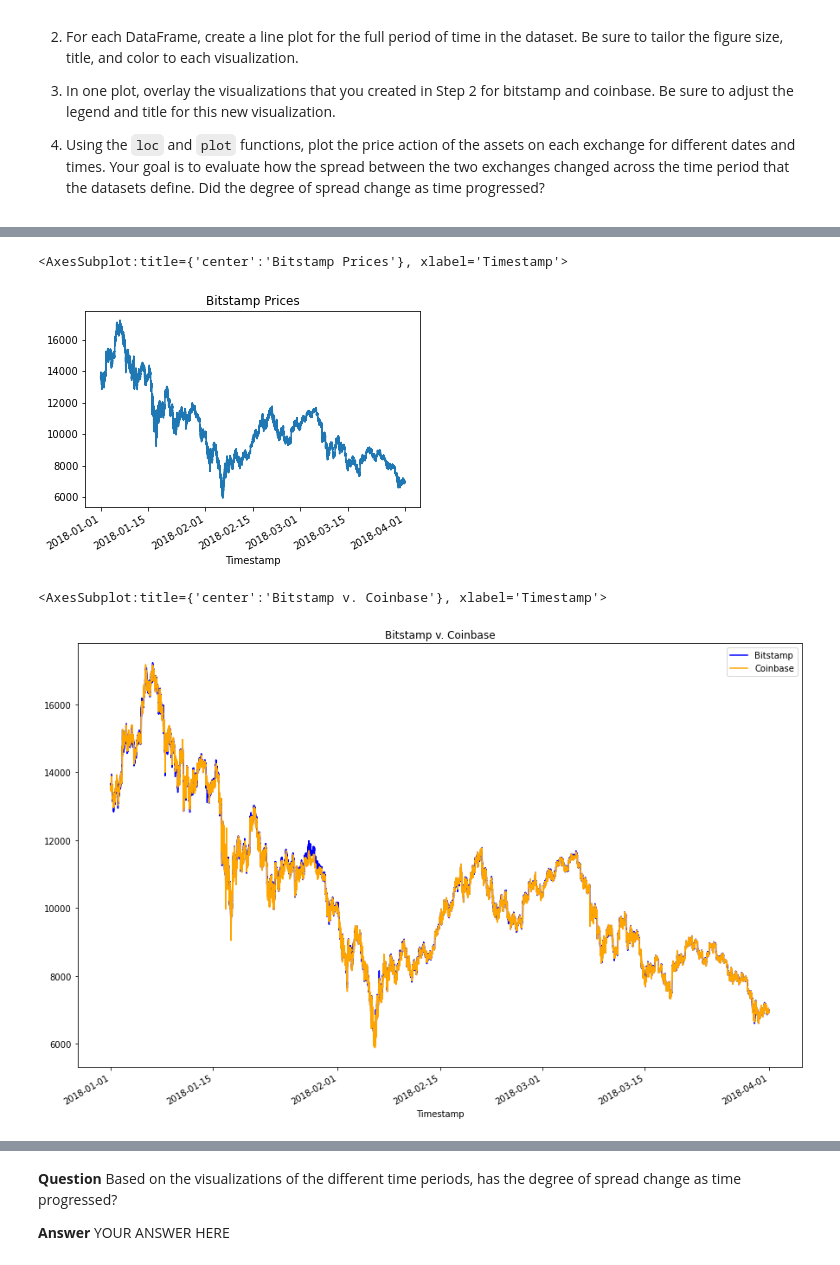
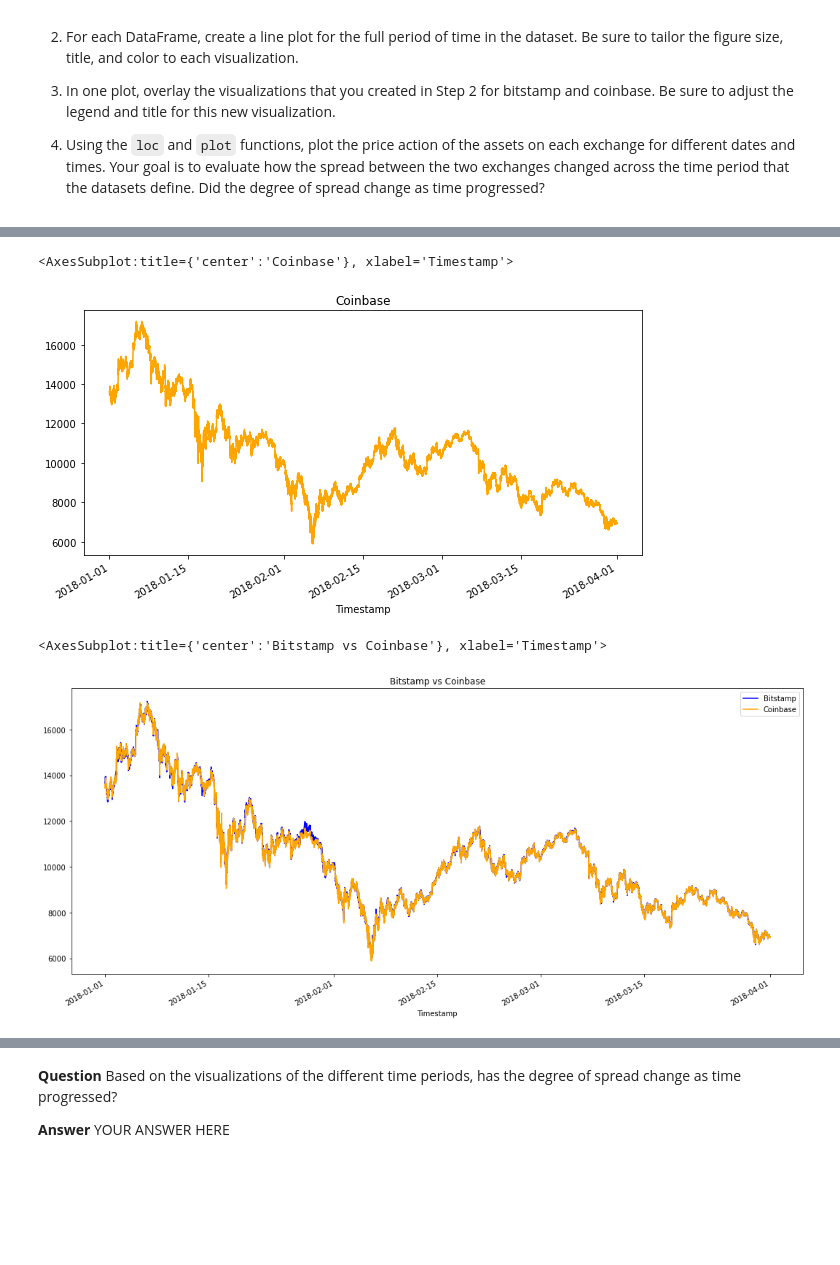
Before and after one commit to Rossjerry/Challenge-3, a Jupyter notebook: crypto_arbitrage.ipynb, the cells around one changed output, grey strips where cells are left out. Saved outputs shown, nothing was run; the diff lists cells and outputs as text; code cells hidden in the pictures; blank space fills up the shorter version.

```diff
--- a/crypto_arbitrage.ipynb
+++ b/crypto_arbitrage.ipynb
@@ -127,0 +198,4 @@ To prepare and clean your data for analysis, complete the following steps:
+# %%
+# NaN Disposial
+coinbase = coinbase.dropna()
+coinbase
@@ -127,0 +217,3 @@ To prepare and clean your data for analysis, complete the following steps:
+# %%
+# Used the str.replace function to remove the dollar sign, $
+coinbase.loc[:, "Close"]= coinbase.loc[:,"Close"].str.replace("$", "")
@@ -127,0 +226,3 @@ To prepare and clean your data for analysis, complete the following steps:
+# %%
+# Converted the Close data type to a float
+coinbase.loc[:, "Close"]= coinbase.loc[:,"Close"].astype("float")
@@ -162,7 +279,7 @@ bitstamp_sliced = # YOUR CODE HERE
 # %%
 # Use loc or iloc to select `Timestamp (the index)` and `Close` from coinbase DataFrame
-coinbase_sliced = # YOUR CODE HERE
+coinbase_sliced = coinbase.loc[:, "Close"]
 
 # Review the first five rows of the DataFrame
-# YOUR CODE HERE
+coinbase_sliced.head()
 # %% [output]
@@ -221,18 +338,19 @@ Sort through the time series data associated with the bitstamp and coinbase Data
 # %%
 # Create a line plot for the coinbase DataFrame for the full length of time in the dataset
 # Be sure that the figure size, title, and color are tailored to each visualization
-# YOUR CODE HERE
+coinbase_sliced.plot(figsize=(10, 5), title="Coinbase", color="orange")
 # %% [output]
-<AxesSubplot:title={'center':'Bitstamp Prices'}, xlabel='Timestamp'>
+<AxesSubplot:title={'center':'Coinbase'}, xlabel='Timestamp'>
-[figure, old version]
+[figure, new version]
 # %%
 # Overlay the visualizations for the bitstamp and coinbase DataFrames in one plot
 # The plot should visualize the prices over the full lenth of the dataset
 # Be sure to include the parameters: legend, figure size, title, and color and label
-# YOUR CODE HERE
+bitstamp_sliced.plot(legend=True, figsize=(18, 8), title="Bitstamp vs Coinbase", color="blue", label="Bitstamp")
+coinbase_sliced.plot(legend=True, figsize=(18, 8), color="orange", label="Coinbase")
 # %% [output]
-<AxesSubplot:title={'center':'Bitstamp v. Coinbase'}, xlabel='Timestamp'>
+<AxesSubplot:title={'center':'Bitstamp vs Coinbase'}, xlabel='Timestamp'>
-[figure, old version]
+[figure, new version]
 # %%
 # Using the loc and plot functions, create an overlay plot that visualizes
 # the price action of both DataFrames for a one month period early in the dataset
```
Also changed, not shown: parts of 18 cells of this notebook.
